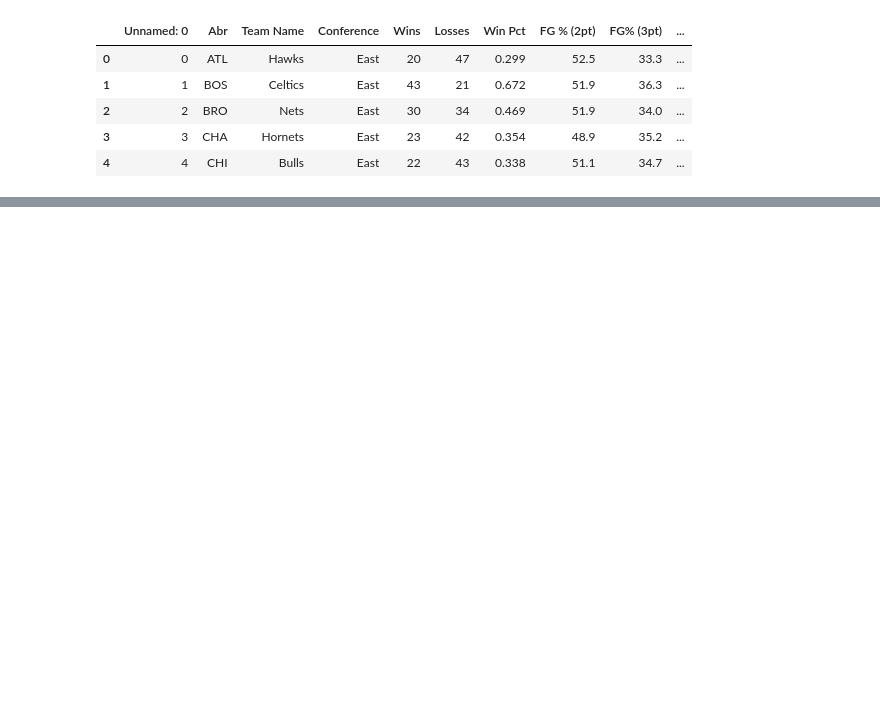
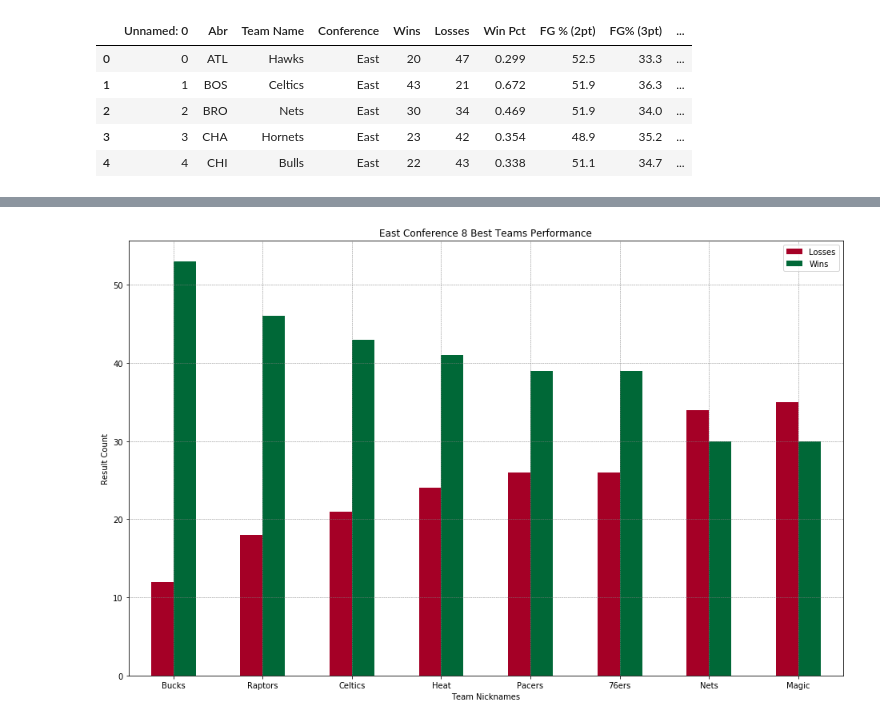
Before and after one commit to Mirgadir/Project1, a Jupyter notebook: PyStars/NBA_starter.ipynb, the cells around one changed output, grey strips where cells are left out. Cells and saved outputs as stored; diff of their text form; code cells hidden in the pictures; blank space fills up the shorter version.

Commit message:
bar graphs added

```diff
--- a/PyStars/NBA_starter.ipynb
+++ b/PyStars/NBA_starter.ipynb
@@ -95,0 +96,18 @@ west_best8.to_csv('../py_data/west_best8.csv',index=False, header=True)
+# %%
+# Make a bar graph with wins in green and losses in red for East Conference
+east_winloss = east_best8[["Team Name","Losses", "Wins"]]
+x_axis= np.arange(len(east_winloss))
+east_winloss.plot(kind='bar', figsize=(16,10), colormap = 'RdYlGn')
+plt.grid(linestyle='--',linewidth='0.5', color='grey')
+tick_locations = [team for team in x_axis]
+plt.xticks(tick_locations, east_winloss['Team Name'], rotation='horizontal')
+plt.title('East Conference 8 Best Teams Performance')
+plt.xlabel("Team Nicknames")
+plt.ylabel("Result Count")
+
+# Save the figure
+plt.savefig("../py_data/East_Conference_8_Best_Teams_Performance.png")
+
+plt.show()
+# %% [output]
+[figure, added]
```
Also changed, not shown: parts of 5 cells of this notebook, 2 other files.
